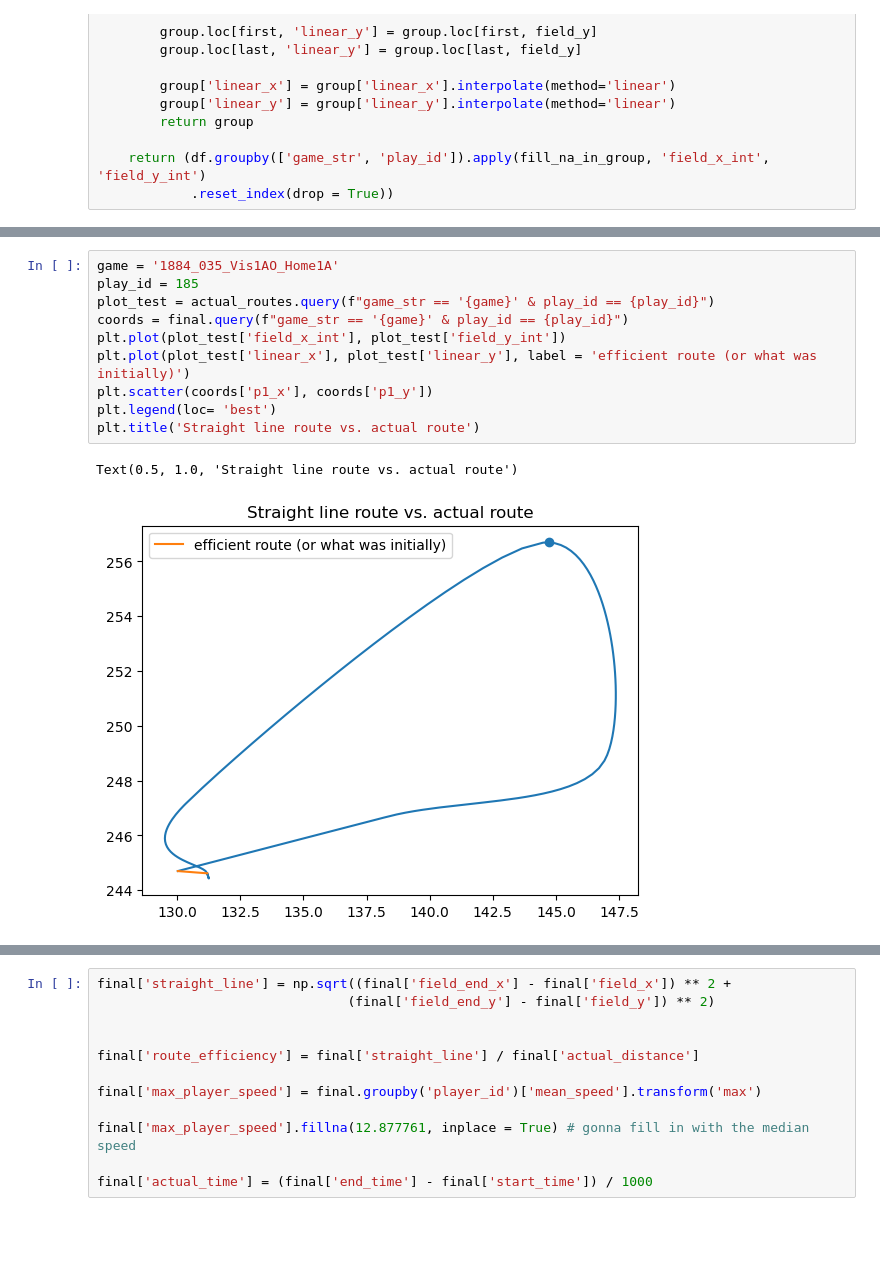
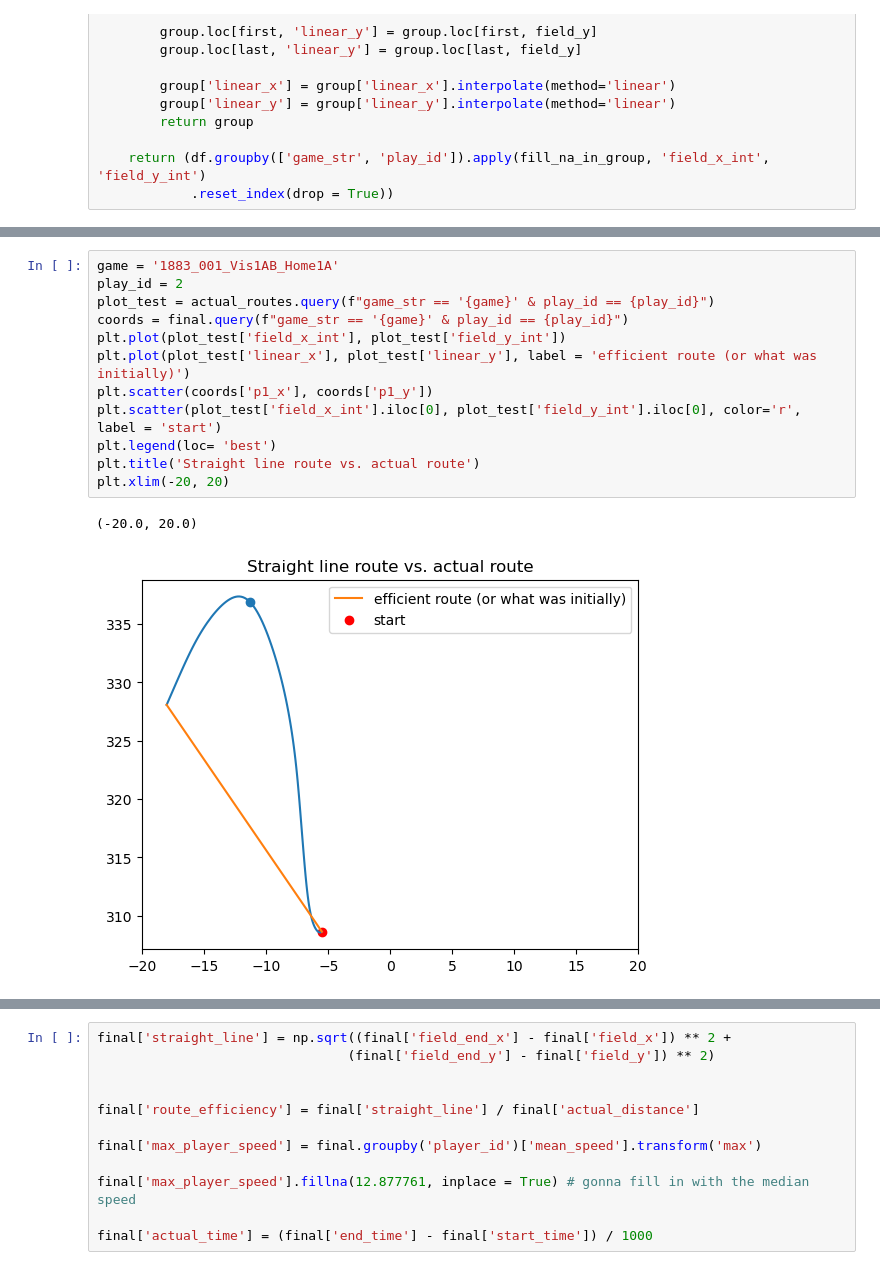
Before and after one commit to EddietheProgrammer/SMT-Data-Challenge, a Jupyter notebook: Data Manipulation & Cleaning.ipynb, the cells around one changed output, grey strips where cells are left out. Cells and saved outputs as stored; diff of their text form; blank space fills up the shorter version.

```diff
--- a/Data Manipulation & Cleaning.ipynb
+++ b/Data Manipulation & Cleaning.ipynb
@@ -430,13 +432,15 @@ for (game_str, play_id), play in tqdm(actual_routes.groupby(['game_str', 'play_i
 # %%
-game = '1884_035_Vis1AO_Home1A'
-play_id = 185
+game = '1883_001_Vis1AB_Home1A'
+play_id = 2
 plot_test = actual_routes.query(f"game_str == '{game}' & play_id == {play_id}")
 coords = final.query(f"game_str == '{game}' & play_id == {play_id}")
 plt.plot(plot_test['field_x_int'], plot_test['field_y_int'])
 plt.plot(plot_test['linear_x'], plot_test['linear_y'], label = 'efficient route (or what was initially)')
 plt.scatter(coords['p1_x'], coords['p1_y'])
+plt.scatter(plot_test['field_x_int'].iloc[0], plot_test['field_y_int'].iloc[0], color='r', label = 'start')
 plt.legend(loc= 'best')
 plt.title('Straight line route vs. actual route')
+plt.xlim(-20, 20)
 # %% [output]
-Text(0.5, 1.0, 'Straight line route vs. actual route')
+(-20.0, 20.0)
-[figure, old version]
+[figure, new version]
```
Also changed, not shown: parts of 13 cells of this notebook.
